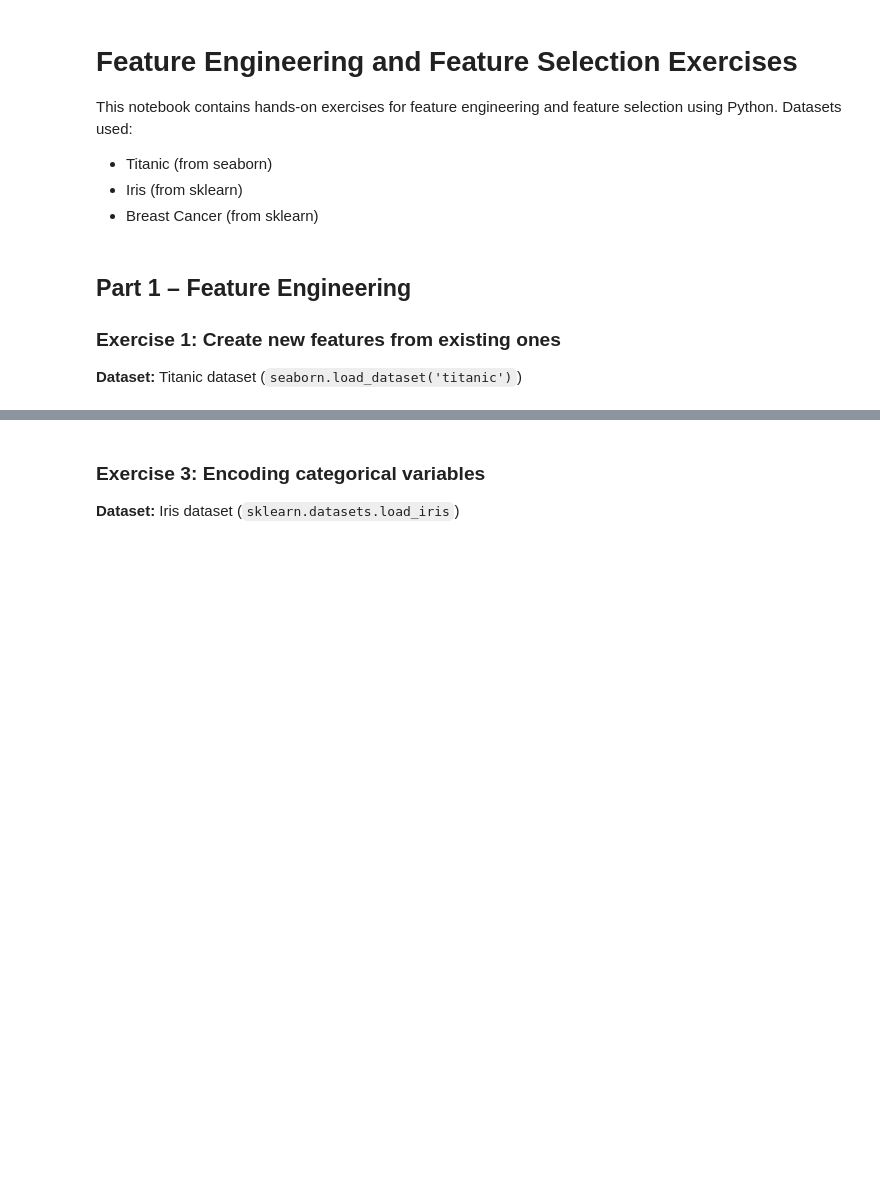
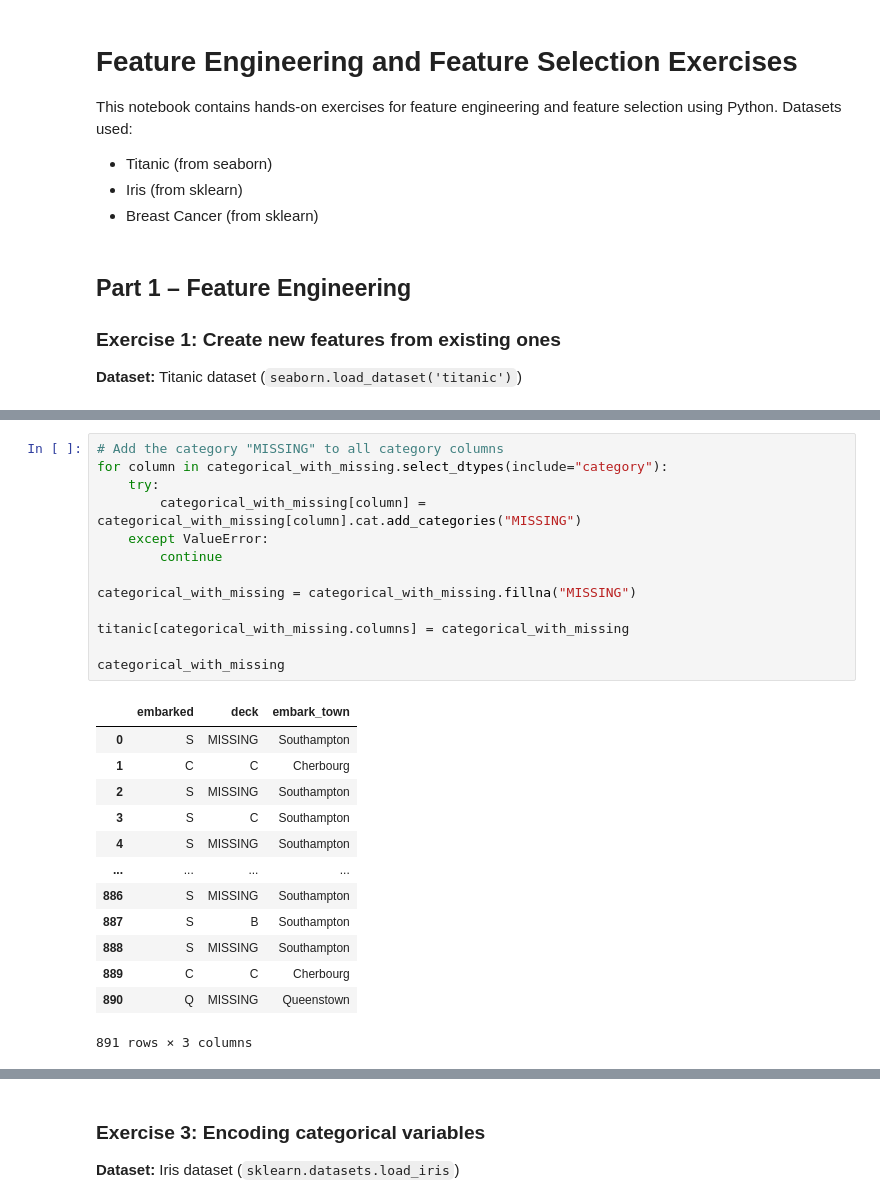
Before and after one commit to Arxcis/VE3451-KI-og-maskinl-ring, a Jupyter notebook: Assign1_feature_engineering_selection_exercises_updated.ipynb, the cells around one changed output, grey strips where cells are left out. Saved outputs shown, nothing was run; the diff lists cells and outputs as text; blank space fills up the shorter version.

```diff
--- a/Assign1_feature_engineering_selection_exercises_updated.ipynb
+++ b/Assign1_feature_engineering_selection_exercises_updated.ipynb
@@ -75,0 +144,27 @@ print(titanic.head(5))
+# %%
+# Add the category "MISSING" to all category columns
+for column in categorical_with_missing.select_dtypes(include="category"):
+    try:
+        categorical_with_missing[column] = categorical_with_missing[column].cat.add_categories("MISSING")
+    except ValueError:
+        continue
+
+categorical_with_missing = categorical_with_missing.fillna("MISSING")
+
+titanic[categorical_with_missing.columns] = categorical_with_missing
+
+categorical_with_missing
+# %% [output]
+|  | embarked | deck | embark_town |
+| 0 | S | MISSING | Southampton |
+| 1 | C | C | Cherbourg |
+| 2 | S | MISSING | Southampton |
+| 3 | S | C | Southampton |
+| 4 | S | MISSING | Southampton |
+| ... | ... | ... | ... |
+| 886 | S | MISSING | Southampton |
+| 887 | S | B | Southampton |
+| 888 | S | MISSING | Southampton |
+| 889 | C | C | Cherbourg |
+| 890 | Q | MISSING | Queenstown |
+891 rows × 3 columns
```
Also changed, not shown: parts of 13 cells of this notebook.
